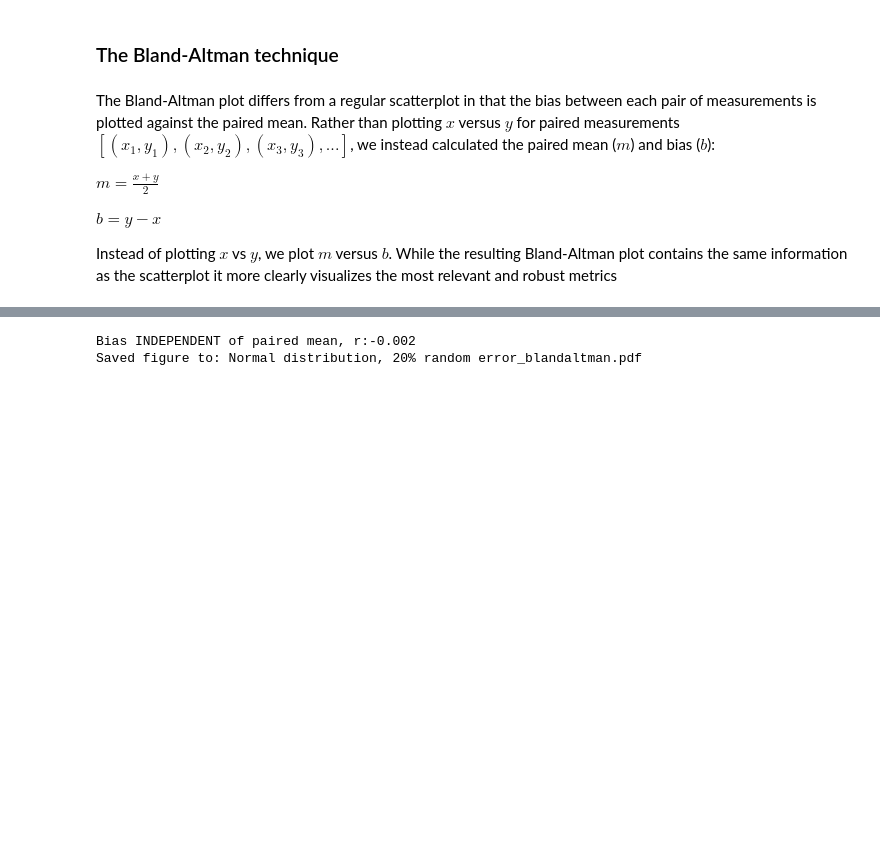
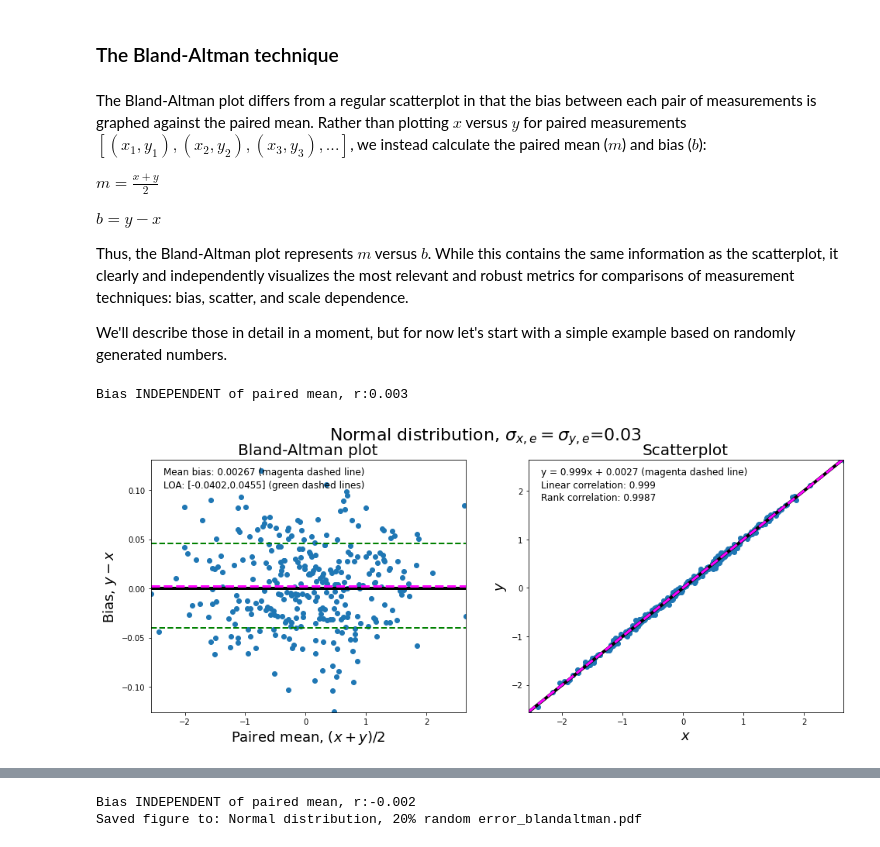
Before and after one commit to knobelsp/BlandAltman, a Jupyter notebook: BlandAltman.ipynb, the cells around one changed output, grey strips where cells are left out. Cells and saved outputs as stored; diff of their text form; code cells hidden in the pictures; blank space fills up the shorter version.

```diff
--- a/BlandAltman.ipynb
+++ b/BlandAltman.ipynb
@@ -184,8 +190,25 @@ def plot_BAvsScat(x_input,y_input,label='',saveplot=0, scat=0, binscale=1.0):
 # %% [markdown]
-The Bland-Altman plot differs from a regular scatterplot in that the bias between each pair of measurements is plotted against the paired mean. Rather than plotting $x$ versus $y$ for paired measurements $[(x_1,y_1),(x_2,y_2),(x_3,y_3),...]$, we instead calculated the paired mean ($m$) and bias ($b$):
+The Bland-Altman plot differs from a regular scatterplot in that the bias between each pair of measurements is graphed against the paired mean. Rather than plotting $x$ versus $y$ for paired measurements $[(x_1,y_1),(x_2,y_2),(x_3,y_3),...]$, we instead calculate the paired mean ($m$) and bias ($b$):
 
 $m = \frac{x+y}{2}$
 
 $b = y - x $
 
-Instead of plotting $x$ vs $y$, we plot $m$ versus $b$. While the resulting Bland-Altman plot contains the same information as the scatterplot it more clearly visualizes the most relevant and robust metrics
+Thus, the Bland-Altman plot represents $m$ versus $b$. While this contains the same information as the scatterplot, it clearly and independently visualizes the most relevant and robust metrics for comparisons of measurement techniques: bias, scatter, and scale dependence.
+
+We'll describe those in detail in a moment, but for now let's start with a simple example based on randomly generated numbers.
+# %%
+leng=300
+source=np.random.standard_normal(size=(leng)) #this is the true value
+random_error=0.03 #set a random error of 3% as wide as a standard normal distribution
+
+xx_error_rand=random_error*np.random.standard_normal(size=(leng)) #generate random error for measurement x
+xx= source + xx_error_rand #x is the true value (source) plus random errors
+
+yy_error_rand=random_error*np.random.standard_normal(size=(leng)) #generate random error for measurement x
+yy= source + yy_error_rand #y is the true value (source) plus random errors
+
+plot_BAvsScat(xx,yy,label='Normal distribution, $\sigma_{x,e}=\sigma_{y,e}$=0.03',scat=1)
+# %% [output]
+Bias INDEPENDENT of paired mean, r:0.003
+[figure, added]
```
Also changed, not shown: parts of 11 cells of this notebook.
